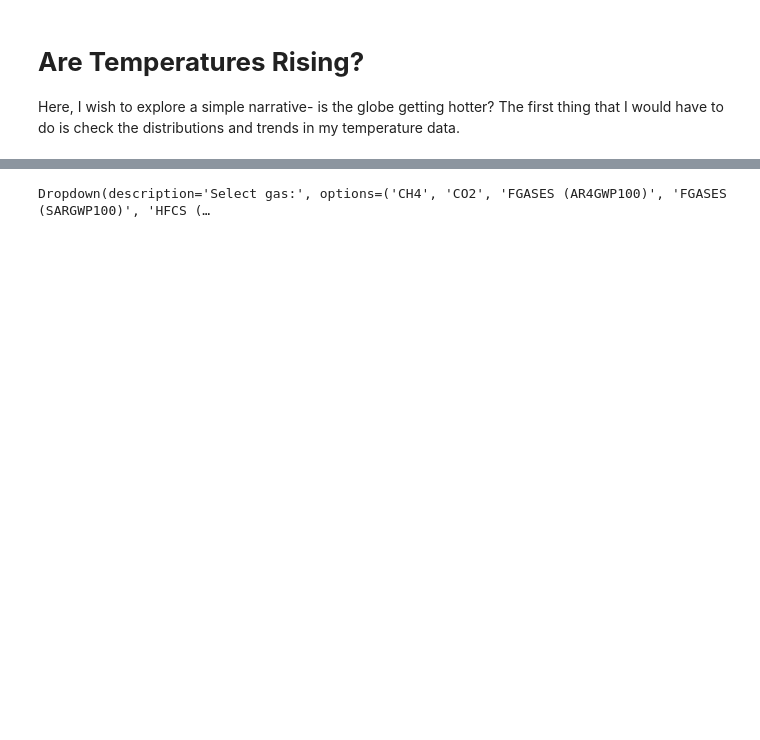
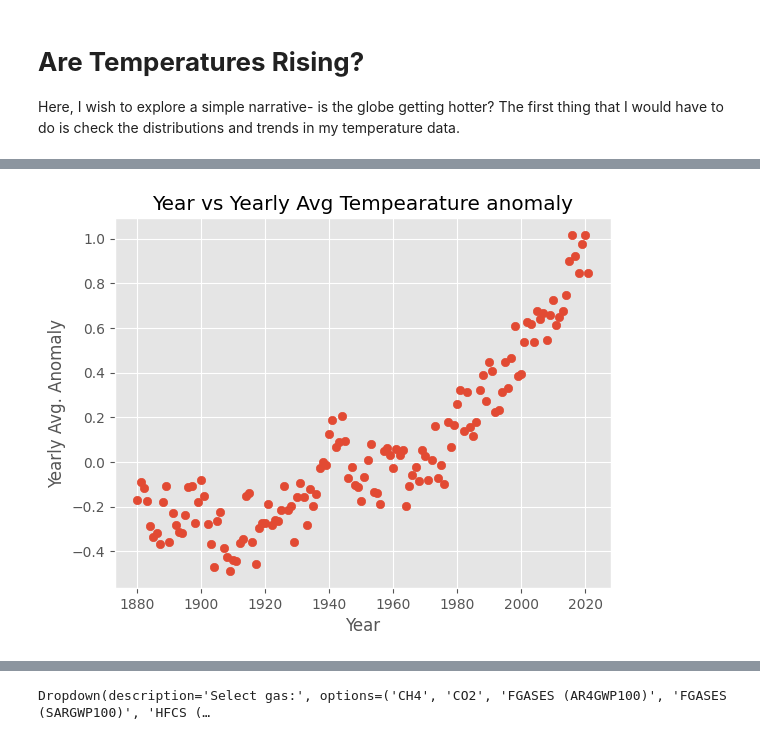
Before and after one commit to rohitbhamidi/GlobalWarmingStory, a Jupyter notebook: Story.ipynb, the cells around one changed output, grey strips where cells are left out. Saved outputs shown, nothing was run; the diff lists cells and outputs as text; code cells hidden in the pictures; blank space fills up the shorter version.

```diff
--- a/Story.ipynb
+++ b/Story.ipynb
@@ -158,0 +152,8 @@ In this section, I think we have successfully seen that the global temperatures
+# %%
+plt.scatter(full_ghg_anomaly_df.Year, full_ghg_anomaly_df.yearly_avg_anomaly)
+plt.xlabel('Year')
+plt.ylabel('Yearly Avg. Anomaly')
+plt.title('Year vs Yearly Avg Tempearature anomaly')
+plt.show()
+# %% [output]
+[figure, added]
```
Also changed, not shown: parts of 38 cells of this notebook.
